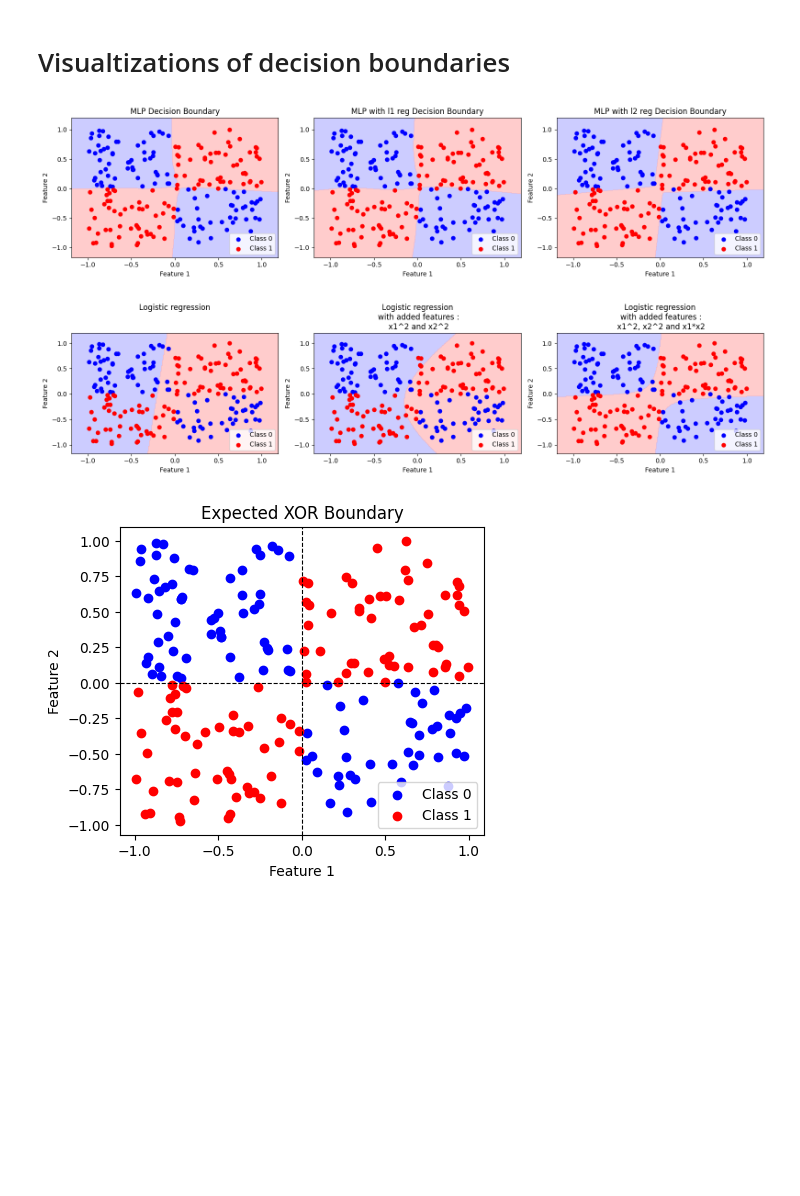
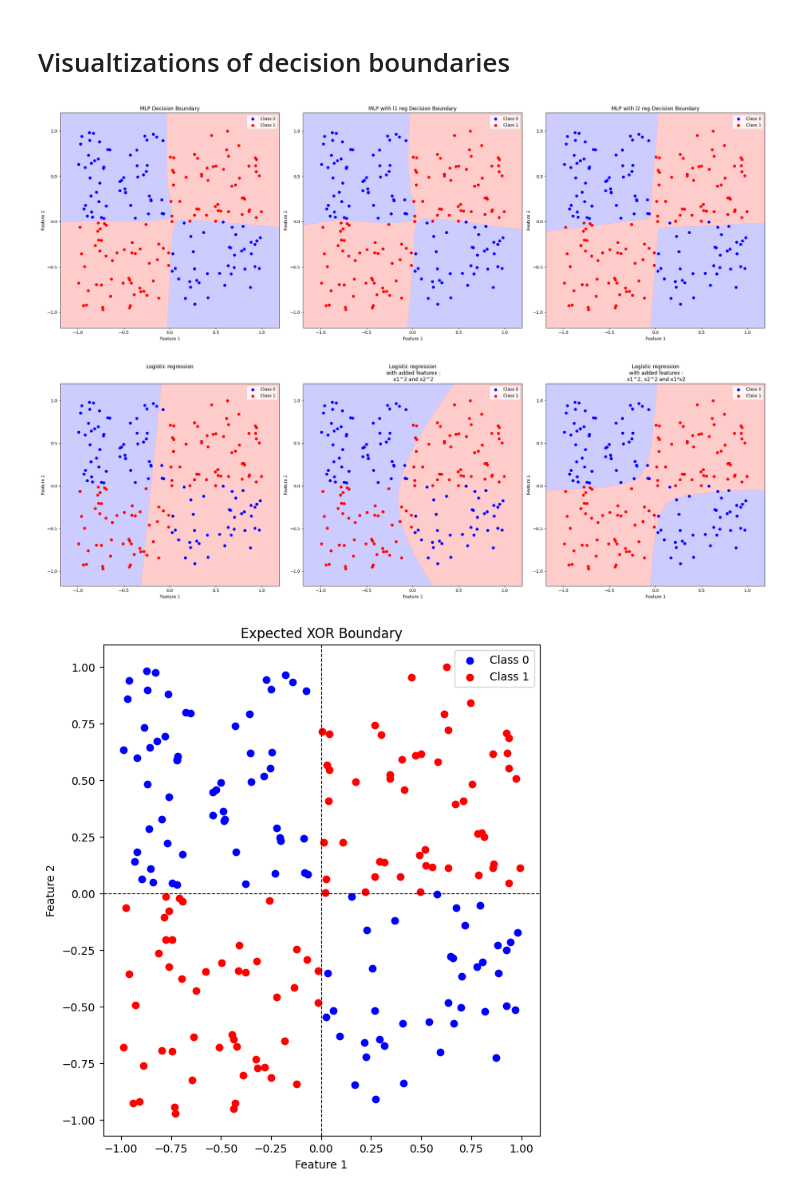
Before and after one commit to vipulSP2108/ES335-A3, a Jupyter notebook: Task 2/Task_2.ipynb, the cells around one changed output. Saved outputs shown, nothing was run; the diff lists cells and outputs as text; code cells hidden in the pictures; blank space fills up the shorter version.

```diff
--- a/Task 2/Task_2.ipynb
+++ b/Task 2/Task_2.ipynb
@@ -391,41 +391,41 @@ Logistic regression with features : ['x1', 'x2', 'x1^2', 'x2^2', 'x1*x2'] - Accu
 #
 # Visualtizations of decision boundaries
 # %%
-plt.figure(figsize=(16, 4))
+plt.figure(figsize=(24, 8))
 plt.subplot(1, 3, 1)
 plot_decision_boundary(model, X_test, y_test, title="MLP Decision Boundary")
 plt.subplot(1, 3, 2)
 plot_decision_boundary(model_l1, X_test, y_test, title="MLP with l1 reg Decision Boundary")
 plt.subplot(1, 3, 3)
 plot_decision_boundary(model_l2, X_test, y_test, title="MLP with l2 reg Decision Boundary")
 plt.tight_layout()
 plt.show()
 
-plt.figure(figsize=(16, 4))
+plt.figure(figsize=(24, 8))
 plt.subplot(1, 3, 1)
 plot_decision_boundary_log(log_reg1, X_test, y_test, feat[0],  title="Logistic regression\n\n")
 plt.subplot(1, 3, 2)
 plot_decision_boundary_log(log_reg2, X_test, y_test,feat[1],title="Logistic regression\n with added features :\n x1^2 and x2^2")
 plt.subplot(1, 3, 3)
 plot_decision_boundary_log(log_reg3, X_test, y_test,feat[2], title="Logistic regression\n with added features :\n x1^2, x2^2 and x1*x2")
 plt.tight_layout()
 plt.show()
 
 
 
 
-plt.figure(figsize=(16, 4))
+plt.figure(figsize=(24, 8))
 plt.subplot(1, 3, 2)
 plt.scatter(X_test[y_test == 0][:, 0], X_test[y_test == 0][:, 1], color='blue', label='Class 0')
 plt.scatter(X_test[y_test == 1][:, 0], X_test[y_test == 1][:, 1], color='red', label='Class 1')
 plt.axhline(0, color="black", linestyle="--", lw=0.8)
 plt.axvline(0, color="black", linestyle="--", lw=0.8)
 plt.title("Expected XOR Boundary")
 plt.xlabel("Feature 1")
 plt.ylabel("Feature 2")
 plt.legend()
 plt.show()
 # %% [output]
-[figure, old version]
+[figure, new version]
-[figure, old version]
+[figure, new version]
-[figure, old version]
+[figure, new version]
```
